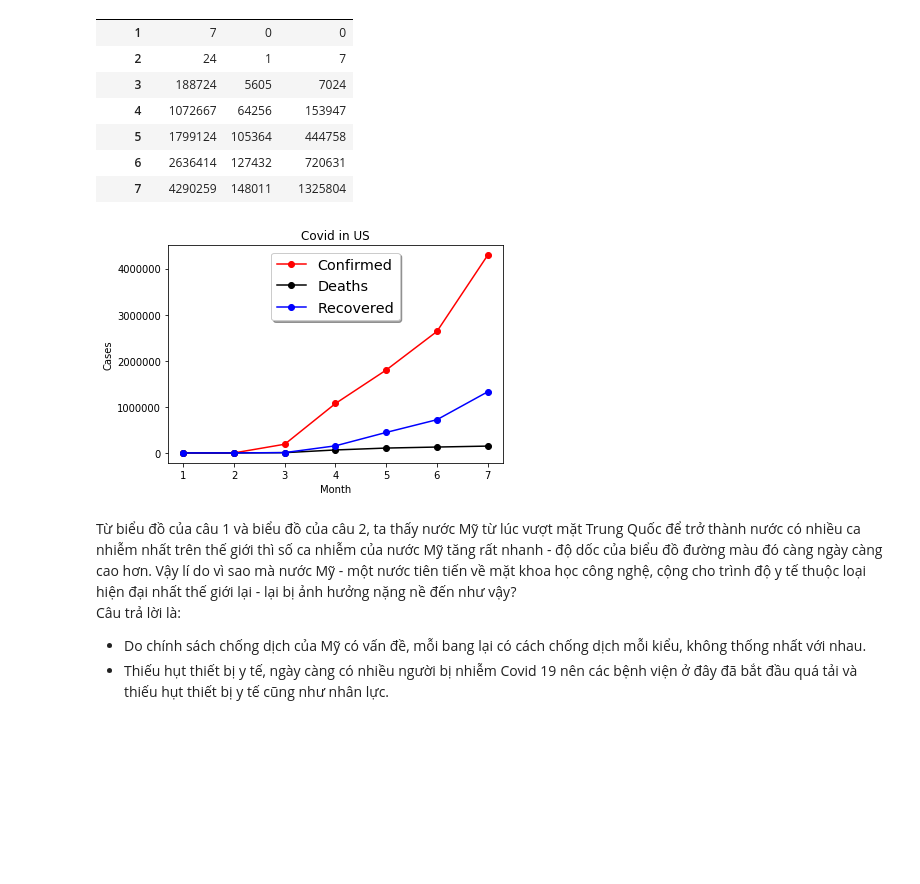
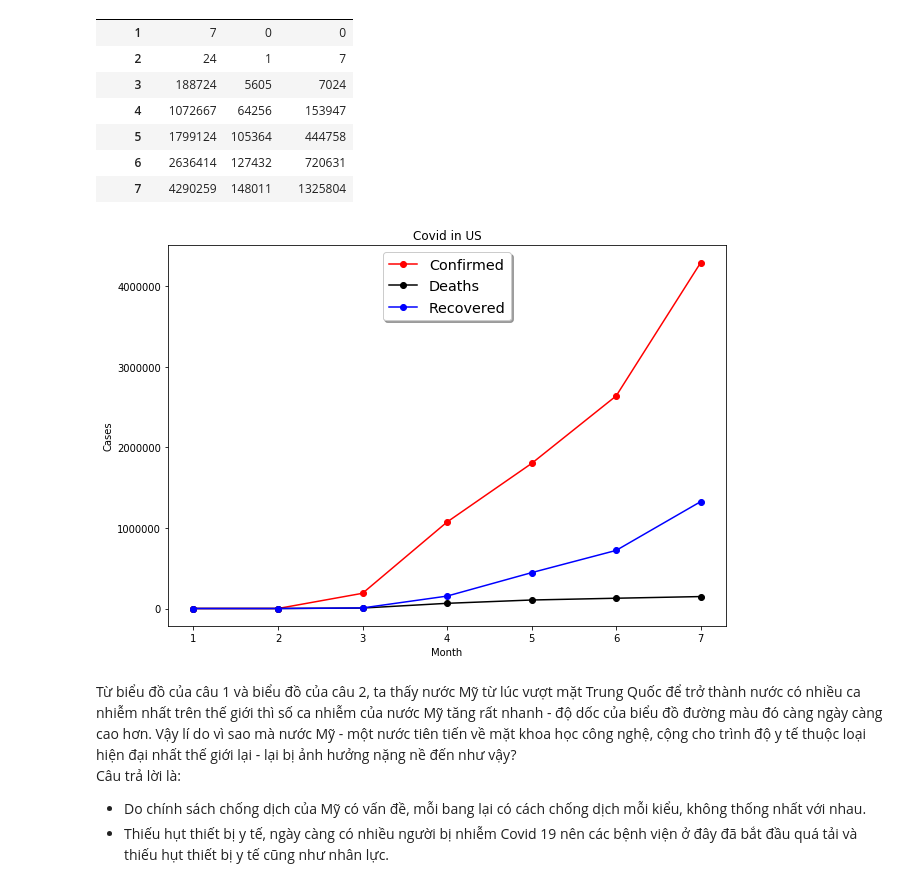
Before and after one commit to anhnamjr/LTKHDL, a Jupyter notebook: 1712604_NguyenAnhNam.ipynb, the cells around one changed output. Drawn from its saved outputs; the diff is of its cells as text; code cells hidden in the pictures; blank space fills up the shorter version.

```diff
--- a/1712604_NguyenAnhNam.ipynb
+++ b/1712604_NguyenAnhNam.ipynb
@@ -268,18 +270,18 @@ US_df
 | 6 | 2636414 | 127432 | 720631 |
 | 7 | 4290259 | 148011 | 1325804 |
 # %%
-fig, ax = plt.subplots()
+fig, ax = plt.subplots(figsize=(10,7))
 
 ax.plot(US_df.index, US_df['Confirmed'], 'ro-', label='Confirmed')
 ax.plot(US_df.index, US_df['Deaths'], 'ko-', label='Deaths')
 ax.plot(US_df.index, US_df['Recovered'], 'bo-', label='Recovered')
 legend = ax.legend(loc='upper center', shadow=True, fontsize='x-large')
 plt.xlabel('Month')
 plt.ylabel('Cases')
 plt.title('Covid in US')
 plt.show()
 # %% [output]
-[figure, old version]
+[figure, new version]
 # %% [markdown]
 Từ biểu đồ của câu 1 và biểu đồ của câu 2, ta thấy nước Mỹ từ lúc vượt mặt Trung Quốc để trở thành nước có nhiều ca nhiễm nhất trên thế giới thì số ca nhiễm của nước Mỹ tăng rất nhanh - độ dốc của biểu đồ đường màu đó càng ngày càng cao hơn. Vậy lí do vì sao mà nước Mỹ - một nước tiên tiến về mặt khoa học công nghệ, cộng cho trình độ y tế thuộc loại hiện đại nhất thế giới lại - lại bị ảnh hưởng nặng nề đến như vậy?
 Câu trả lời là:
```
Also changed, not shown: parts of 2 cells of this notebook.
